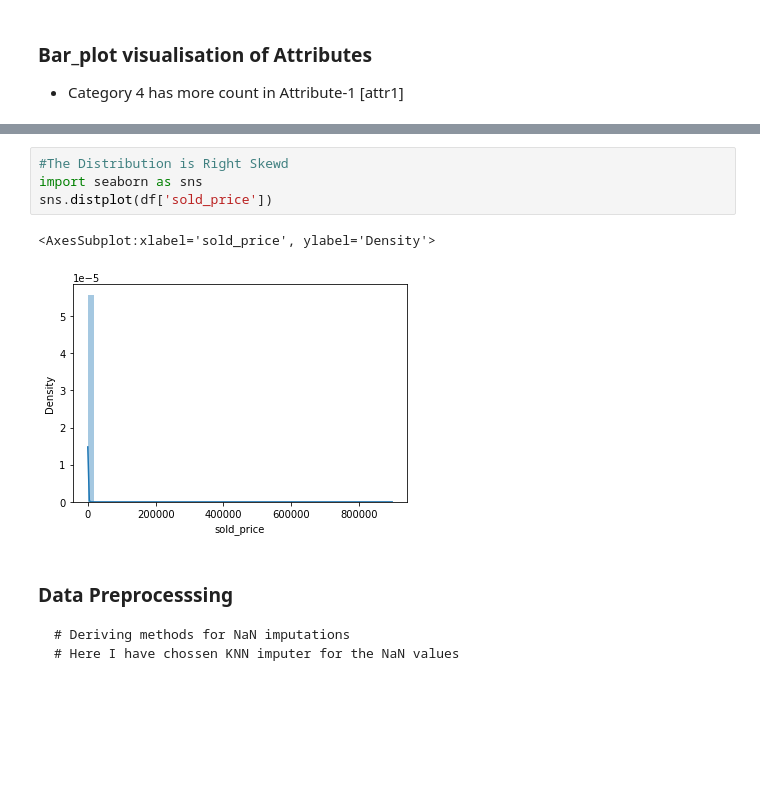
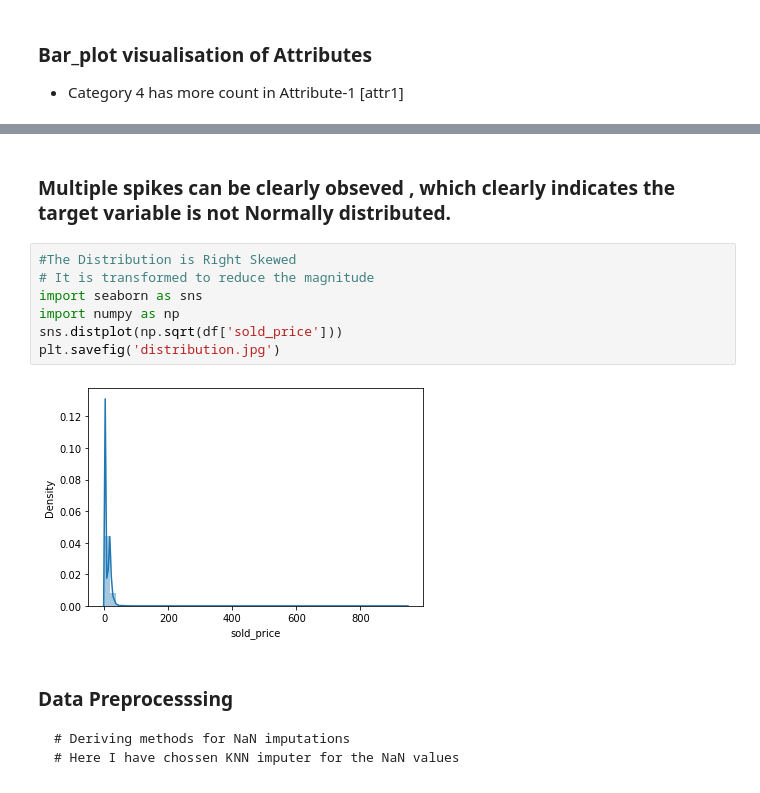
Before and after one commit to jagadeeshvarma927/Machine-Deep-Learrning-Codes, a Jupyter notebook: Regreesion _Models_on_ Poshmark_Company_Price_prediction.ipynb, the cells around one changed output, grey strips where cells are left out. Cells and saved outputs as stored; diff of their text form; blank space fills up the shorter version.

```diff
--- a/Regreesion _Models_on_ Poshmark_Company_Price_prediction.ipynb
+++ b/Regreesion _Models_on_ Poshmark_Company_Price_prediction.ipynb
@@ -223,10 +231,14 @@ for i,name in enumerate(list1):
+# %% [markdown]
+### Multiple spikes can be clearly obseved , which clearly indicates the target variable is not Normally distributed.
 # %%
-#The Distribution is Right Skewd
+#The Distribution is Right Skewed
+# It is transformed to reduce the magnitude
 import seaborn as sns
-sns.distplot(df['sold_price'])
+import numpy as np
+sns.distplot(np.sqrt(df['sold_price']))
+plt.savefig('distribution.jpg')
 # %% [output]
-<AxesSubplot:xlabel='sold_price', ylabel='Density'>
-[figure, old version]
+[figure, new version]
 # %% [markdown]
 ### Data Preprocesssing
     # Deriving methods for NaN imputations
```
Also changed, not shown: parts of 38 cells of this notebook.
